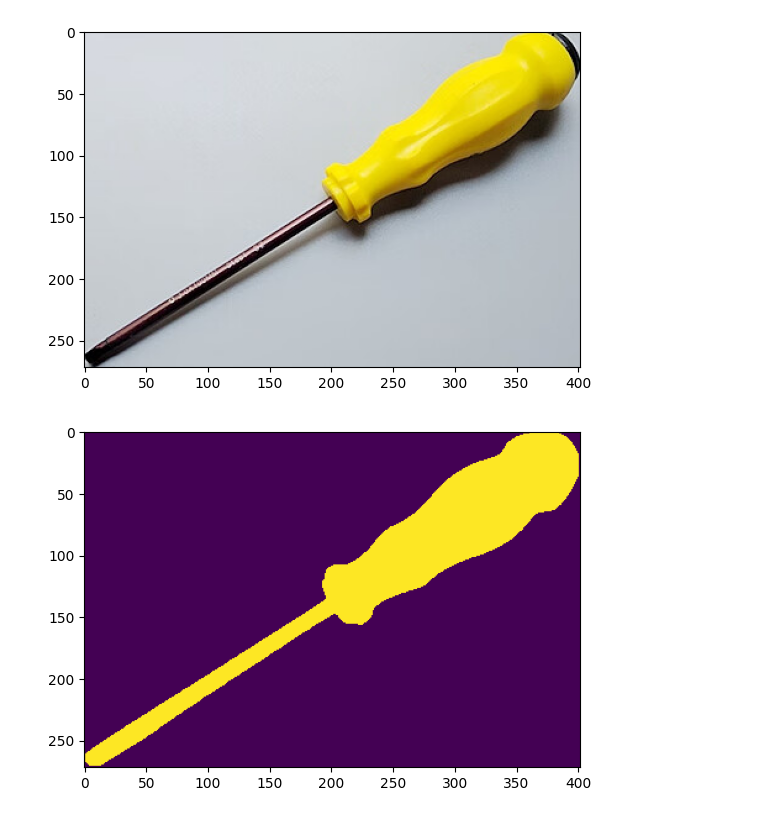
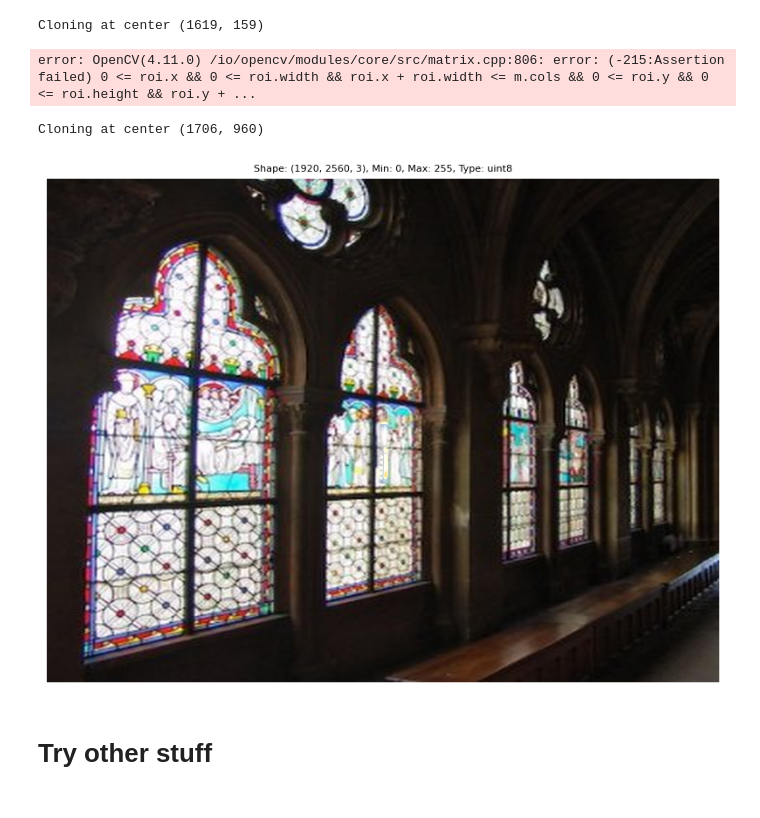
Before and after one commit to RIPS25-Analog/OC-Synthesis, a Jupyter notebook: src/SAM_controller.ipynb, the cells around one changed output. Drawn from its saved outputs; the diff is of its cells as text; code cells hidden in the pictures.

```diff
--- a/src/SAM_controller.ipynb
+++ b/src/SAM_controller.ipynb
@@ -169,4 +244,33 @@ import matplotlib.pyplot as plt
 # %%
-from PIL import Image
-from torchvision.transforms import functional as TF
+# Define the location where the center of src will be cloned onto dst
+# E.g., center = (x, y) pixel coordinates in dst
+x_frac = 1/2
+y_frac = 1/2
+# center = (int(dst.shape[1] * x_frac), int(dst.shape[0] * y_frac))
+center = (1619, 159)
+
+# Perform seamless cloning
+print(f'Cloning at center {center}')
+output = cv2.seamlessClone(src, dst, mask.copy(), center, cv2.NORMAL_CLONE)
+# %% [output]
+Cloning at center (1619, 159)
+error: OpenCV(4.11.0) /io/opencv/modules/core/src/matrix.cpp:806: error: (-215:Assertion failed) 0 <= roi.x && 0 <= roi.width && roi.x + roi.width <= m.cols && 0 <= roi.y && 0 <= roi.height && roi.y + ...
+# %%
+# Define the location where the center of src will be cloned onto dst
+# E.g., center = (x, y) pixel coordinates in dst
+x_frac = 2/3
+y_frac = 1/2
+center = (int(dst.shape[1] * x_frac), int(dst.shape[0] * y_frac))
+
+# Perform seamless cloning
+print(f'Cloning at center {center}')
+output2 = cv2.seamlessClone(src, dst, mask.copy(), center, cv2.NORMAL_CLONE)
+# %% [output]
+Cloning at center (1706, 960)
+# %%
+show_images([output], figsize=(8, 8))
+# %% [output]
+[figure, added]
+# %% [markdown]
+# Try other stuff
 # %%
@@ -177,8 +281,0 @@ background_array = torch.load('background_array.pt')
-# %%
-plt.imshow(source_tensor)
-plt.show()
-plt.imshow(mask_tensor)
-plt.show()
-# %% [output]
-[figure, removed]
-[figure, removed]
```
Also changed, not shown: parts of 41 cells of this notebook, 7 other files.
